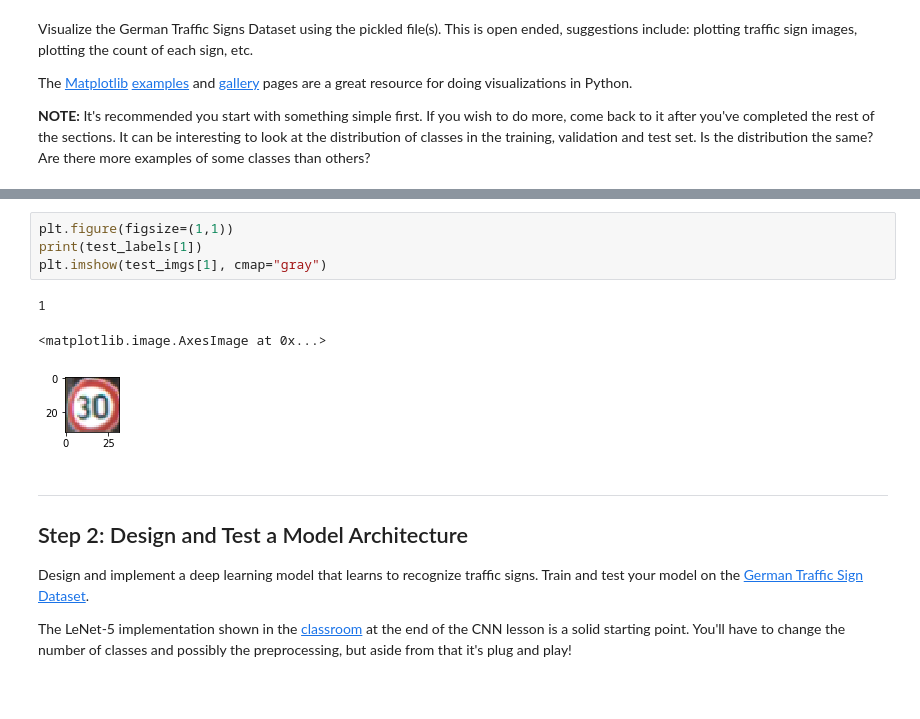
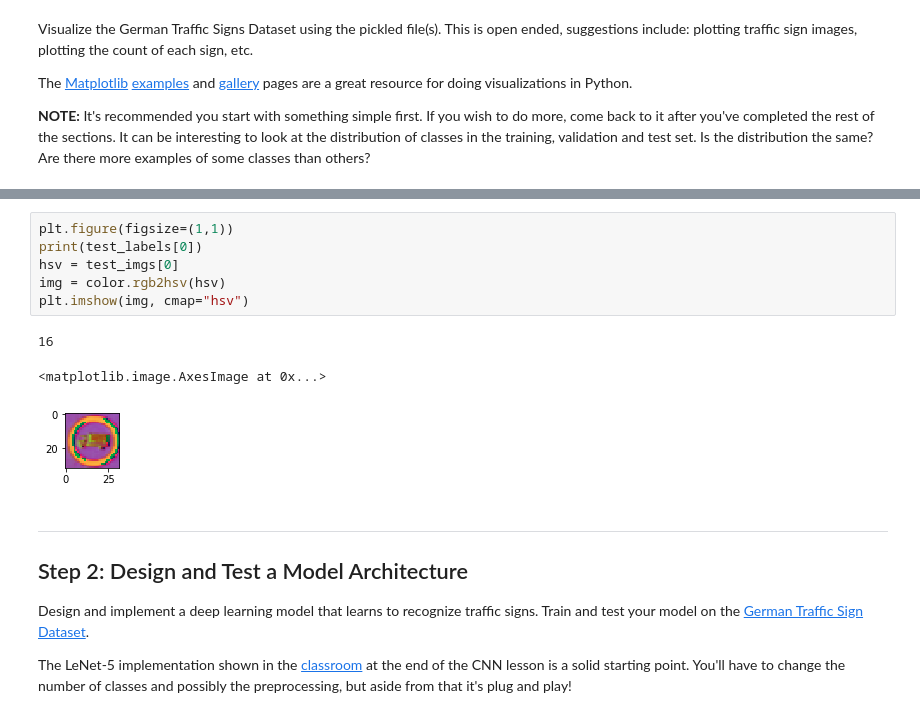
Before and after one commit to BoYuHuang1117/Practical-Autonomous, a Jupyter notebook: traffic sign/Traffic_Sign_Classifier.ipynb, the cells around one changed output, grey strips where cells are left out. Cells and saved outputs as stored; diff of their text form.

```diff
--- a/traffic sign/Traffic_Sign_Classifier.ipynb
+++ b/traffic sign/Traffic_Sign_Classifier.ipynb
@@ -294,11 +294,13 @@ plt.show()
 # %%
 plt.figure(figsize=(1,1))
-print(test_labels[1])
-plt.imshow(test_imgs[1], cmap="gray")
+print(test_labels[0])
+hsv = test_imgs[0]
+img = color.rgb2hsv(hsv)
+plt.imshow(img, cmap="hsv")
 # %% [output]
-1
+16
 <matplotlib.image.AxesImage at 0x...>
-[figure, old version]
+[figure, new version]
 # %% [markdown]
 ----
 
```
Also changed, not shown: parts of 14 cells of this notebook.
